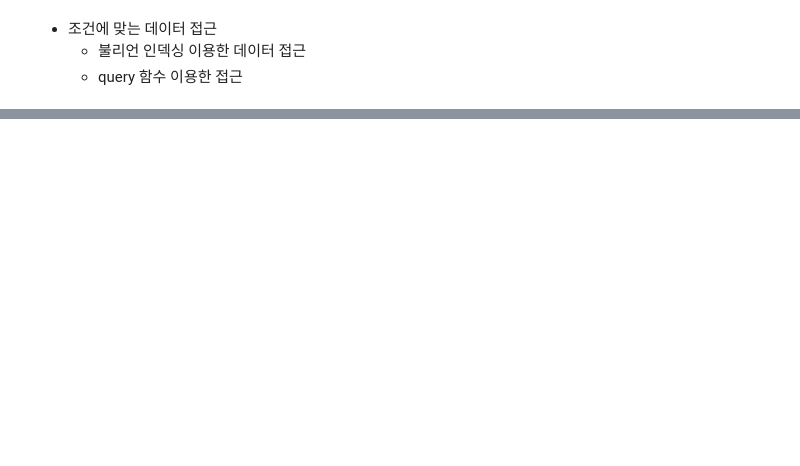
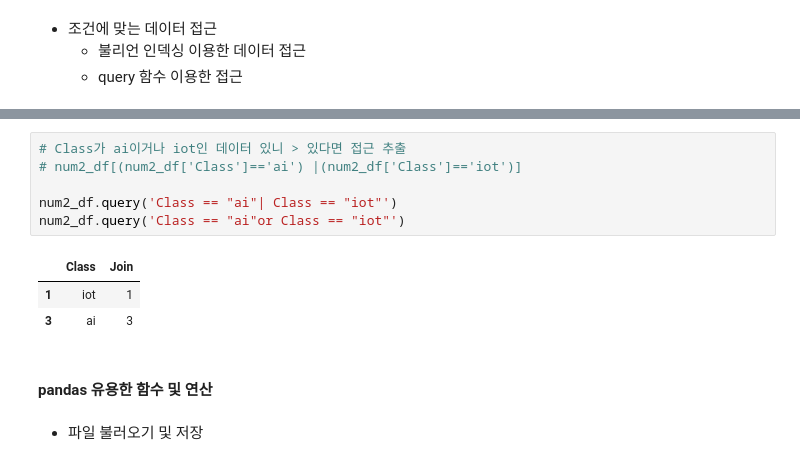
Before and after one commit to 2013je/Python_jpnb, a Jupyter notebook: 2.pandas.ipynb, the cells around one changed output, grey strips where cells are left out. Cells and saved outputs as stored; diff of their text form; blank space fills up the shorter version.

```diff
--- a/2.pandas.ipynb
+++ b/2.pandas.ipynb
@@ -361,0 +457,14 @@ person_info.iloc[::2,:2] # ::2 처음부터 끝까지 2칸 띄면서 데이터
+# %%
+# Class가 ai이거나 iot인 데이터 있니 > 있다면 접근 추출
+# num2_df[(num2_df['Class']=='ai') |(num2_df['Class']=='iot')]
+
+num2_df.query('Class == "ai"| Class == "iot"')
+num2_df.query('Class == "ai"or Class == "iot"')
+# %% [output]
+|  | Class | Join |
+| 1 | iot | 1 |
+| 3 | ai | 3 |
+# %% [markdown]
+#### pandas 유용한 함수 및 연산
+# %% [markdown]
+- 파일 불러오기 및 저장
```
Also changed, not shown: parts of 16 cells of this notebook, 2 other files.
